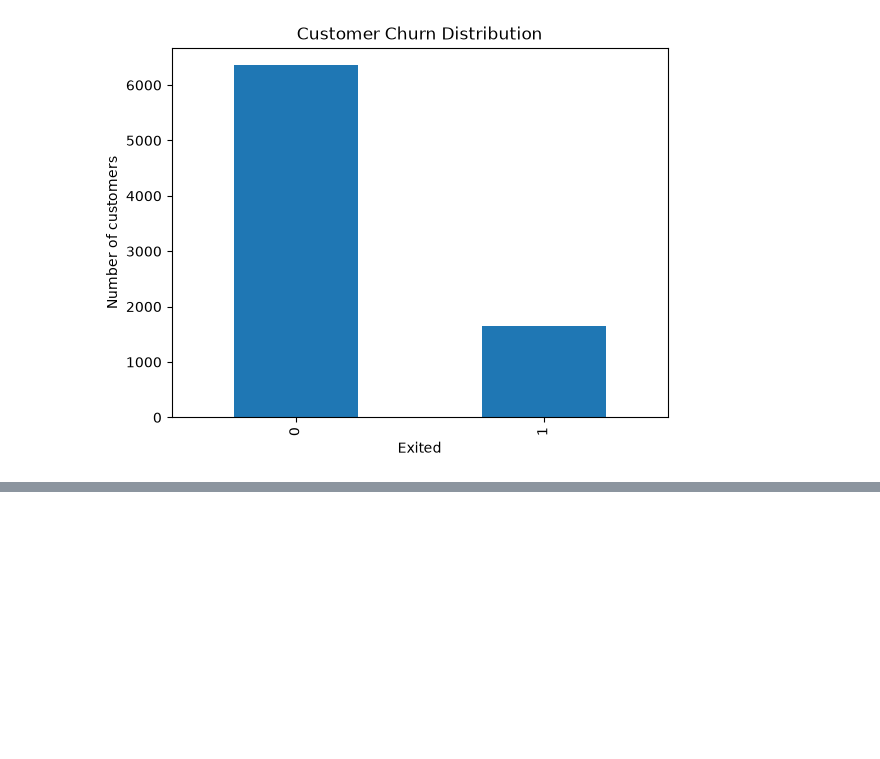
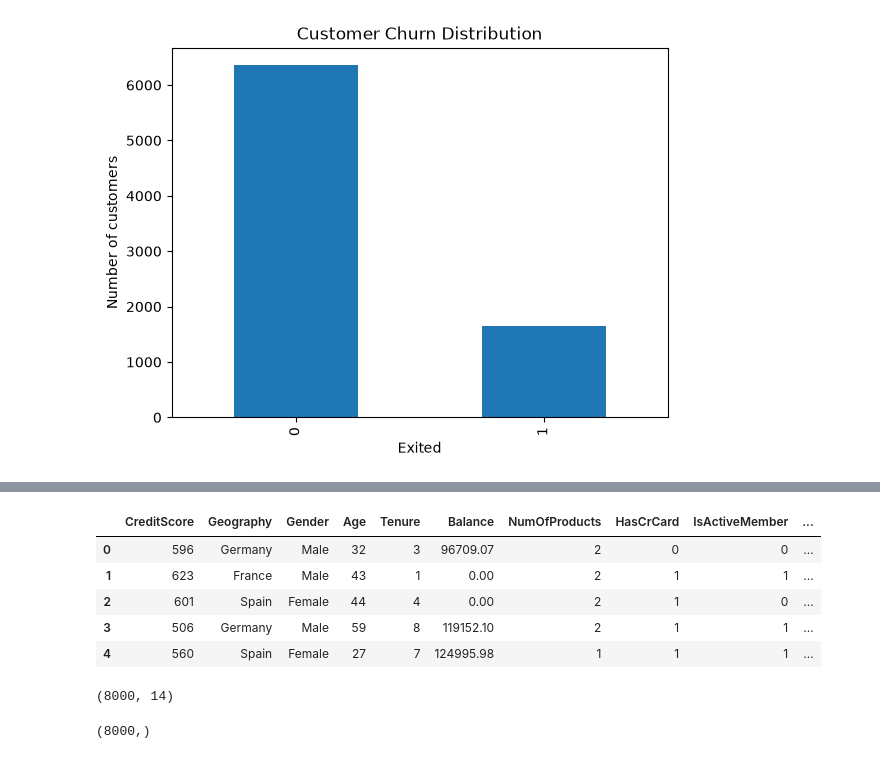
Before and after one commit to Jaswanth-2/Machine_learning, a Jupyter notebook: knn/notebook/eda.ipynb, the cells around one changed output, grey strips where cells are left out. Cells and saved outputs as stored; diff of their text form; code cells hidden in the pictures; blank space fills up the shorter version.

```diff
--- a/knn/notebook/eda.ipynb
+++ b/knn/notebook/eda.ipynb
@@ -276,0 +281,2 @@ plt.show()
+# %%
+test=test.drop(columns=drop_cols)
@@ -276,0 +292,9 @@ plt.show()
+# %%
+test.head()
+# %% [output]
+|  | CreditScore | Geography | Gender | Age | Tenure | Balance | NumOfProducts | HasCrCard | IsActiveMember | ... |
+| 0 | 596 | Germany | Male | 32 | 3 | 96709.07 | 2 | 0 | 0 | ... |
+| 1 | 623 | France | Male | 43 | 1 | 0.00 | 2 | 1 | 1 | ... |
+| 2 | 601 | Spain | Female | 44 | 4 | 0.00 | 2 | 1 | 0 | ... |
+| 3 | 506 | Germany | Male | 59 | 8 | 119152.10 | 2 | 1 | 1 | ... |
+| 4 | 560 | Spain | Female | 27 | 7 | 124995.98 | 1 | 1 | 1 | ... |
@@ -276,0 +304,8 @@ plt.show()
+# %%
+x.shape
+# %% [output]
+(8000, 14)
+# %%
+y.shape
+# %% [output]
+(8000,)
```
Also changed, not shown: parts of 24 cells of this notebook, 1 other file.
